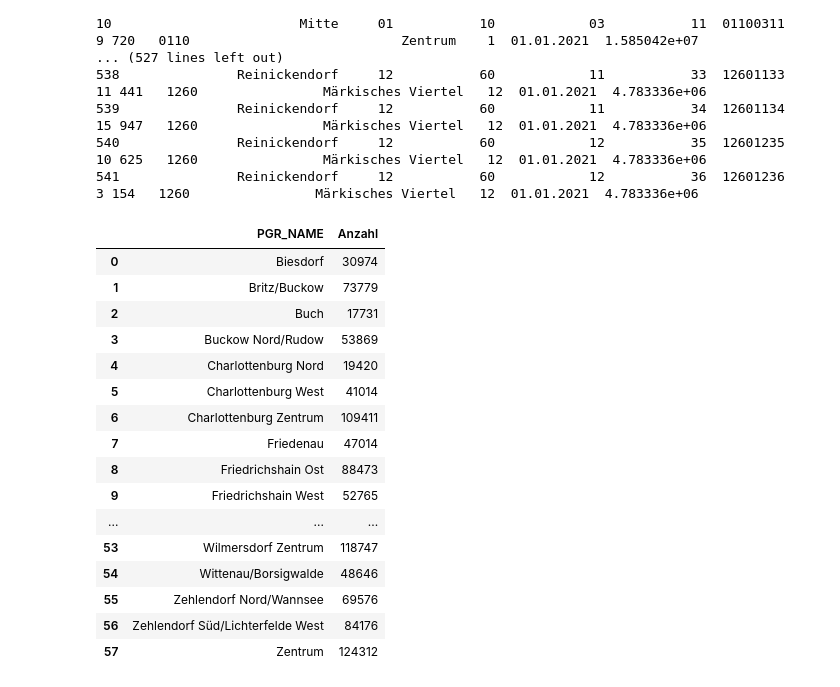
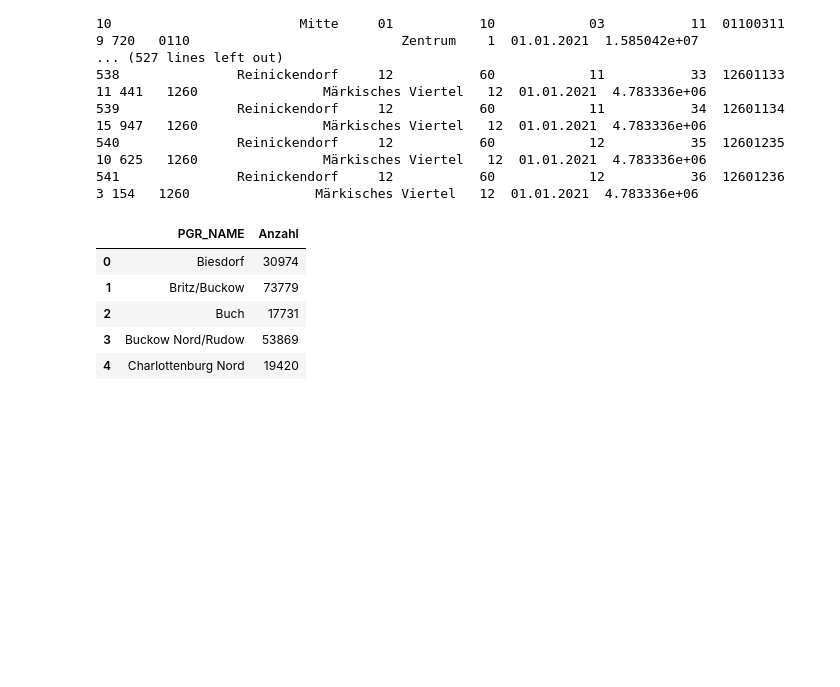
Before and after one commit to technologiestiftung/odis-cardgame, a Jupyter notebook: cardgame/scripts/population_byAdminarea_Berlin_2023.ipynb, the cells around one changed output. Saved outputs shown, nothing was run; the diff lists cells and outputs as text; code cells hidden in the pictures; blank space fills up the shorter version.

```diff
--- a/cardgame/scripts/population_byAdminarea_Berlin_2023.ipynb
+++ b/cardgame/scripts/population_byAdminarea_Berlin_2023.ipynb
@@ -13,7 +13,7 @@ Import data
 ------------------------------------------------------------------------------
 """
 
-df = pd.read_csv("data/Einwohner/Einwohner_Berlin_2023_nachLOR.csv",delimiter=';',dtype={"Bezirk": str, "Prognoseraum": str, "Bezirksregion": str, "Planungsraum": str, "LOR": str})
+df = pd.read_csv("../data/raw/Einwohner_Berlin_2023_nachLOR.csv",delimiter=';',dtype={"Bezirk": str, "Prognoseraum": str, "Bezirksregion": str, "Planungsraum": str, "LOR": str})
 
 df.head(5)
 # %% [output]
@@ -24,7 +24,7 @@ df.head(5)
 | 3 | Mitte | 01 | 10 | 01 | 04 | 01100104 | 4 997 |
 | 4 | Mitte | 01 | 10 | 02 | 05 | 01100205 | 2 960 |
 # %%
-df_pgr = pd.read_csv("data/PGR.csv", dtype={"PGR_ID": str})
+df_pgr = pd.read_csv("../data/raw/PGR.csv", dtype={"PGR_ID": str})
 df_pgr.head()
 # %% [output]
 |  | PGR_ID | PGR_NAME | BEZ | STAND | GROESSE_M2 |
@@ -82,30 +81,19 @@ df_merged["Anzahl"] = df_merged["Anzahl"].str.replace(" ", "", regex=True).astyp
 # %%
 """
 ------------------------------------------------------------------------------
 Population per admin area
 ------------------------------------------------------------------------------
 """
 
 df_Einwohner_nachPGR = df_merged.groupby("PGR_NAME")["Anzahl"].sum().reset_index()
 
-df_Einwohner_nachPGR
+df_Einwohner_nachPGR.head()
 # %% [output]
 |  | PGR_NAME | Anzahl |
 | 0 | Biesdorf | 30974 |
 | 1 | Britz/Buckow | 73779 |
 | 2 | Buch | 17731 |
 | 3 | Buckow Nord/Rudow | 53869 |
 | 4 | Charlottenburg Nord | 19420 |
-| 5 | Charlottenburg West | 41014 |
-| 6 | Charlottenburg Zentrum | 109411 |
-| 7 | Friedenau | 47014 |
-| 8 | Friedrichshain Ost | 88473 |
-| 9 | Friedrichshain West | 52765 |
-| ... | ... | ... |
-| 53 | Wilmersdorf Zentrum | 118747 |
-| 54 | Wittenau/Borsigwalde | 48646 |
-| 55 | Zehlendorf Nord/Wannsee | 69576 |
-| 56 | Zehlendorf Süd/Lichterfelde West | 84176 |
-| 57 | Zentrum | 124312 |
 # %%
 #CSV
```
Also changed, not shown: parts of 2 cells of this notebook, 18 other files.
